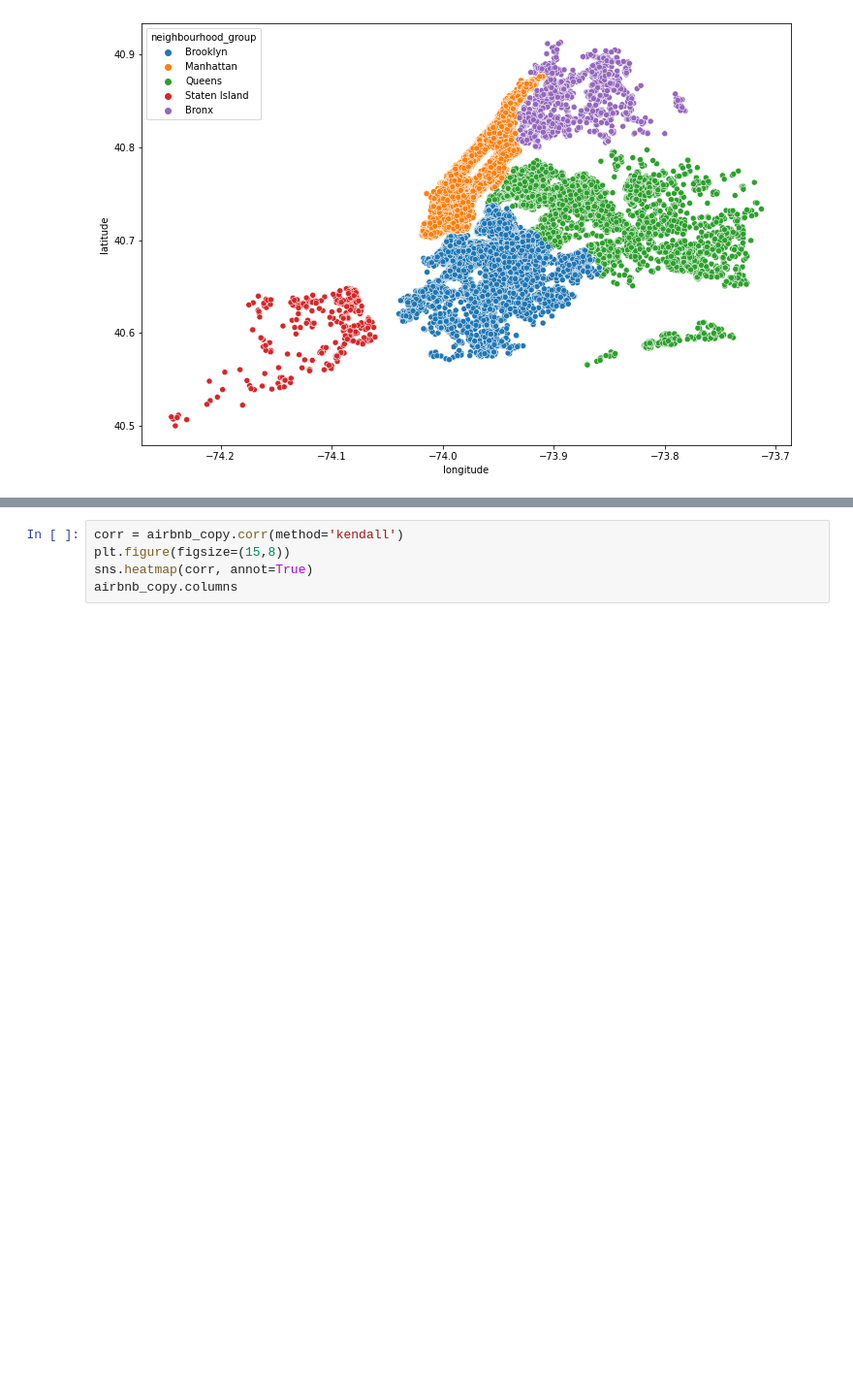
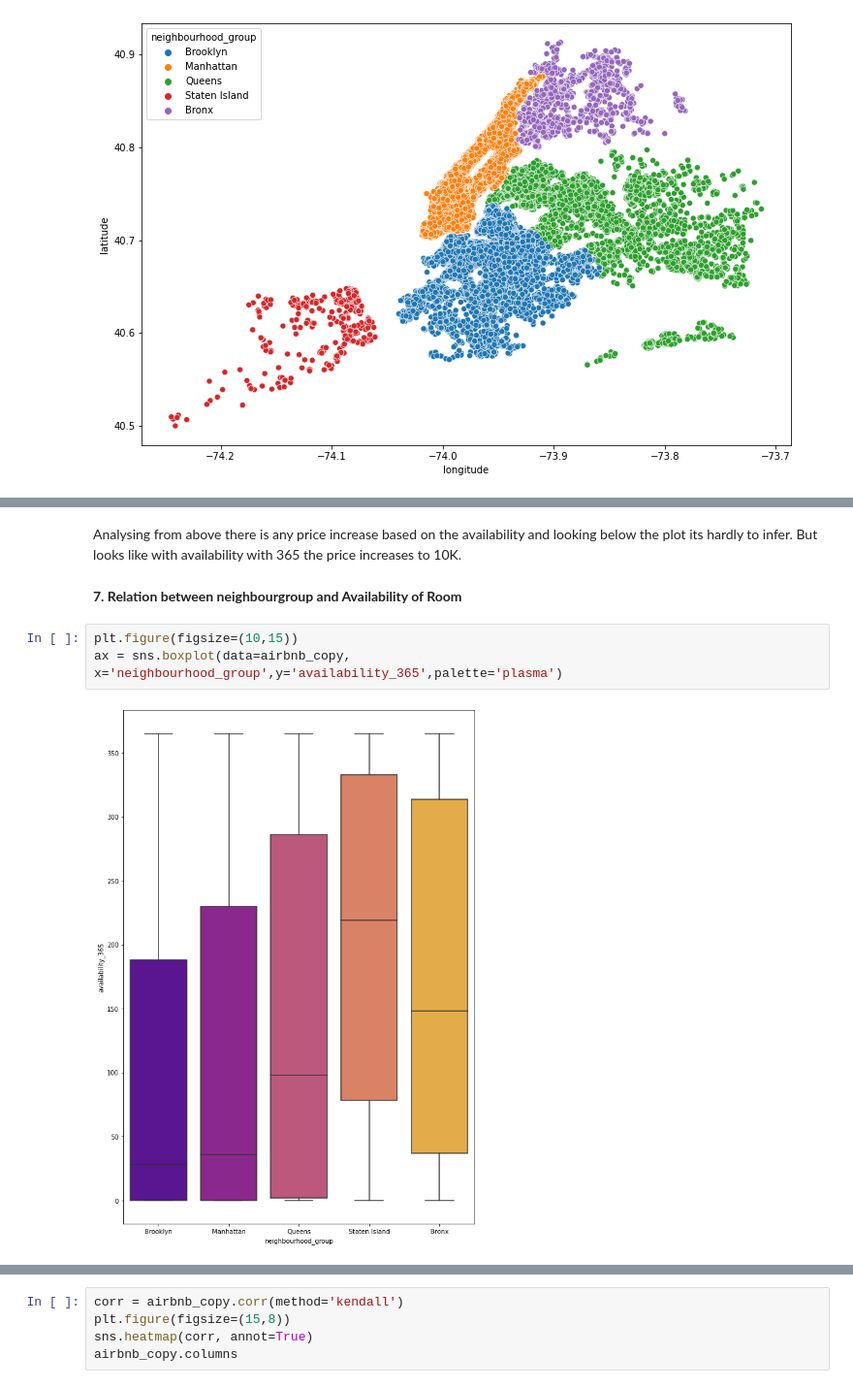
Before and after one commit to nikunjsonule/Airbnb-Booking-Analysis, a Jupyter notebook: Airbnb_Bookings_Analysis_Capstone_Project.ipynb, the cells around one changed output, grey strips where cells are left out. Shown: that part at 97% size. Drawn from its saved outputs; the diff is of its cells as text; blank space fills up the shorter version.

```diff
--- a/Airbnb_Bookings_Analysis_Capstone_Project.ipynb
+++ b/Airbnb_Bookings_Analysis_Capstone_Project.ipynb
@@ -228,0 +258,9 @@ plt.show()
+# %% [markdown]
+Analysing from above there is any price increase based on the availability and looking below the plot its hardly to infer. But looks like with availability with 365 the price increases to 10K.
+# %% [markdown]
+**7. Relation between neighbourgroup and Availability of Room**
+# %%
+plt.figure(figsize=(10,15))
+ax = sns.boxplot(data=airbnb_copy, x='neighbourhood_group',y='availability_365',palette='plasma')
+# %% [output]
+[figure, added]
```
Also changed, not shown: parts of 13 cells of this notebook.
